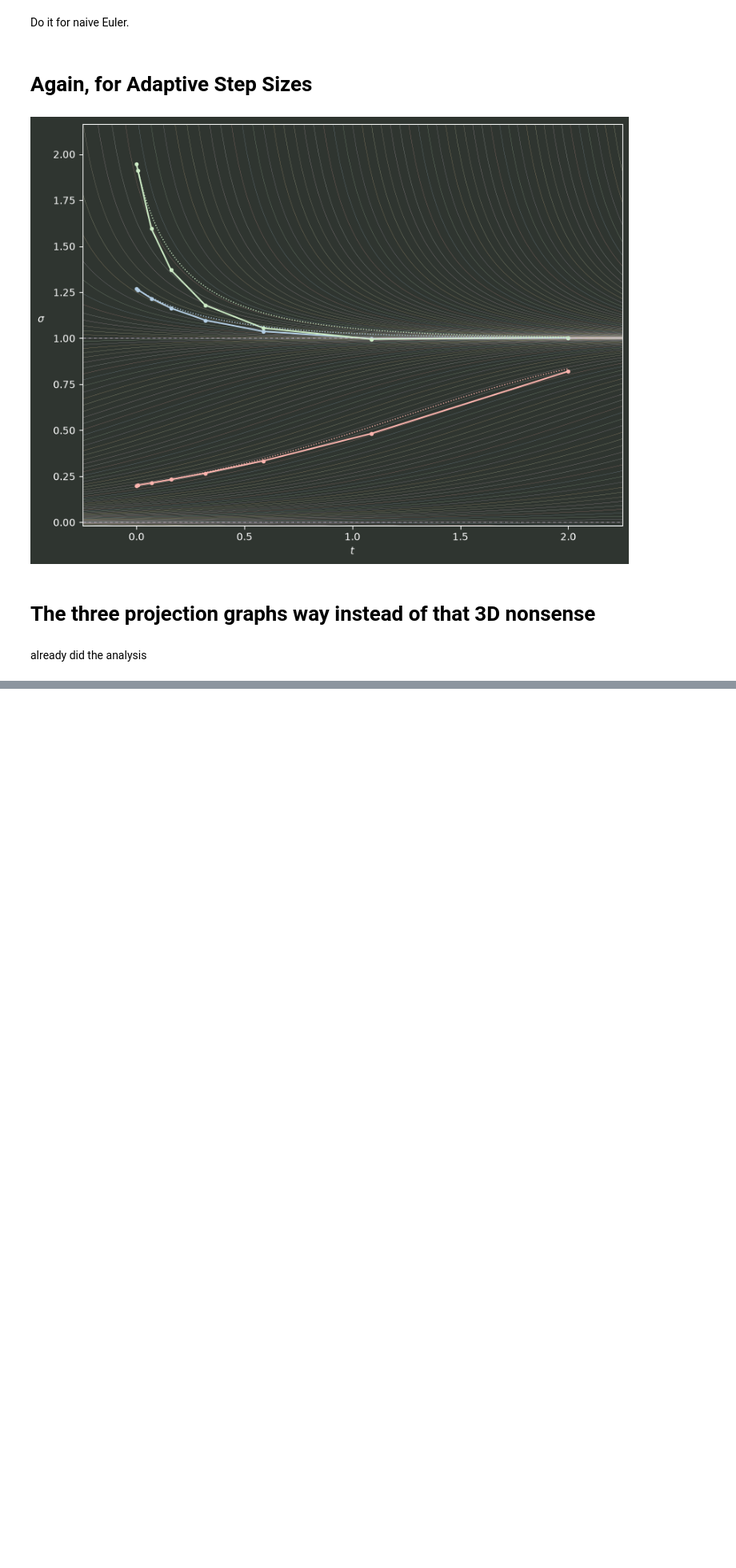
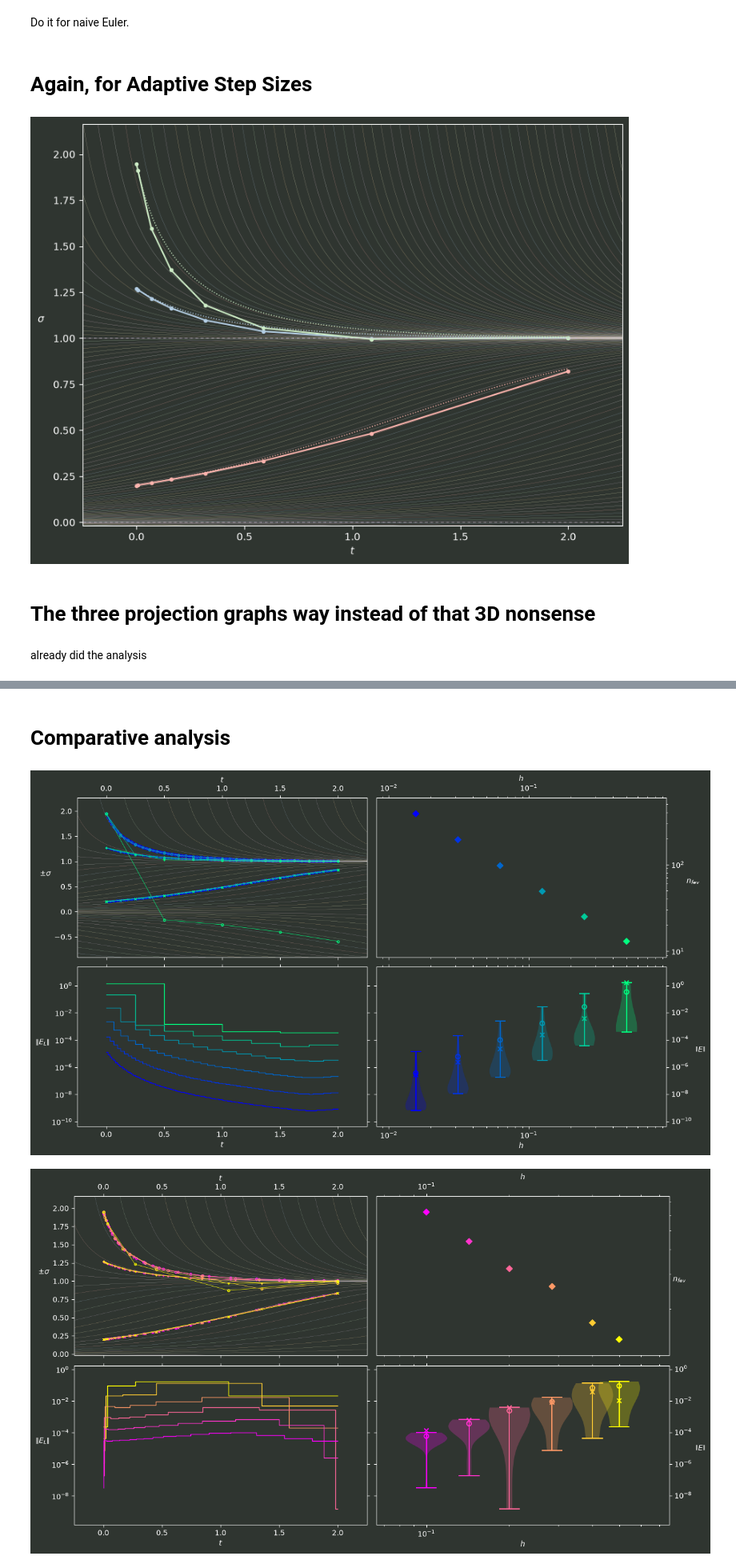
Before and after one commit to 3257077517-collab/Team17, a Jupyter notebook: report/notes.ipynb, the cells around one changed output, grey strips where cells are left out. Shown at 80% size. Saved outputs shown, nothing was run; the diff lists cells and outputs as text; code cells hidden in the pictures; blank space fills up the shorter version.

```diff
--- a/report/notes.ipynb
+++ b/report/notes.ipynb
@@ -590,17 +594,23 @@ plt.show()
 # %% [output]
 [figure]
 # %%
+adaptive_kwargs_list = [
+    dict(
+        fun=polar_factor_flow_fun,
+        t_span=t_bounds,
+        y0=np.ravel(X0),
+        rtol=0.0,
+        atol=np.exp2(-2 * i - 4),
+    )
+    for i in range(6)
+]
 rk11_error_analysis_result = do_error_analysis(
     [
         dict(
-            fun=polar_factor_flow_fun,
-            t_span=t_bounds,
-            y0=np.ravel(X0),
+            **kwargs,
             method=RK11,
-            rtol=0.0,
-            atol=np.exp2(-2 * i - 4),
         )
-        for i in range(6)
+        for kwargs in adaptive_kwargs_list
     ],
     pff_exact_sol_fn,
     pff_norm_fn,
@@ -613,7 +623,7 @@ already did the analysis
 from mpl_toolkits.axisartist.parasite_axes import HostAxes
 
 def make_error_analysis_figure(result, cmap):
-    fig: plt.Figure = plt.figure()
+    fig: plt.Figure = plt.figure(figsize=7.2 * np.array([16.0 / 9.0, 1.0]))
     fig.set_constrained_layout(True)
 
     ax_eigen = fig.add_subplot(221)
@@ -725,0 +739,40 @@ make_error_analysis_figure(rk11_error_analysis_result, mpl.colormaps["autumn"])
+# %% [markdown]
+# Comparative analysis
+# %%
+naive_rk45_error_analysis_result = do_error_analysis(
+    [
+        dict(
+            **kwargs,
+            method=NaiveRK45,
+        )
+        for kwargs in fixed_step_kwargs_list
+    ],
+    pff_exact_sol_fn,
+    pff_norm_fn,
+)
+rk45_error_analysis_result = do_error_analysis(
+    [
+        dict(
+            **kwargs,
+            method=itg.RK45,
+        )
+        for kwargs in adaptive_kwargs_list
+    ],
+    pff_exact_sol_fn,
+    pff_norm_fn,
+)
+
+make_error_analysis_figure(naive_rk45_error_analysis_result, mpl.colormaps["winter"])
+make_error_analysis_figure(rk45_error_analysis_result, mpl.colormaps["spring"])
+
+# results = [
+#     naive_rk11_error_analysis_result,
+#     rk11_error_analysis_result,
+# ]
+
+# fig: plt.Figure
+# ax: plt.Axes
+# fig, ax = plt.subplots()
+# %% [output]
+[figure, added]
+[figure, added]
```
Also changed, not shown: parts of 5 cells of this notebook.
